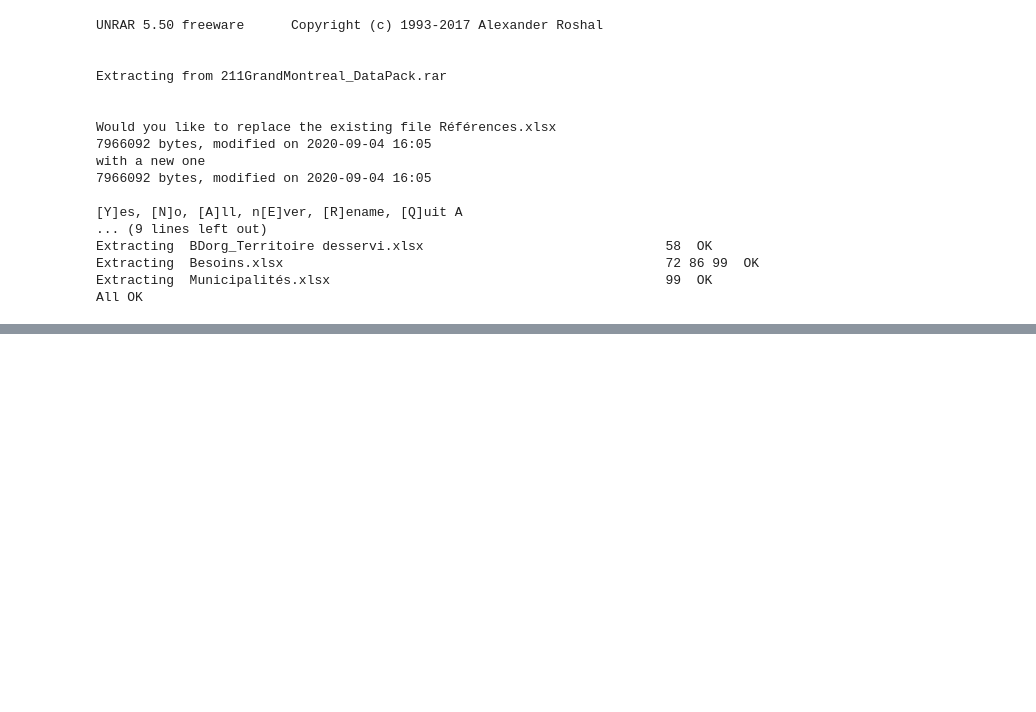
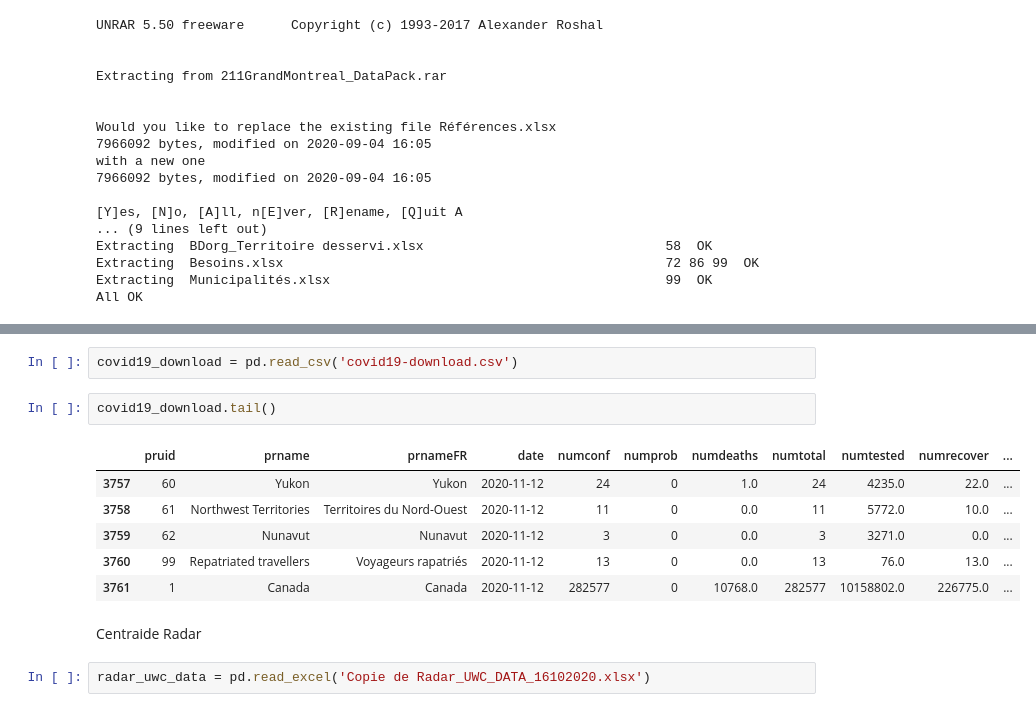
Before and after one commit to mozhgans/AI4GOOD_Hackathon_Walkthrough, a Jupyter notebook: AI4Good.ipynb, the cells around one changed output, grey strips where cells are left out. Saved outputs shown, nothing was run; the diff lists cells and outputs as text; blank space fills up the shorter version.

```diff
--- a/AI4Good.ipynb
+++ b/AI4Good.ipynb
@@ -36,0 +227,15 @@ All OK
+# %%
+covid19_download = pd.read_csv('covid19-download.csv')
+# %%
+covid19_download.tail()
+# %% [output]
+|  | pruid | prname | prnameFR | date | numconf | numprob | numdeaths | numtotal | numtested | numrecover | ... |
+| 3757 | 60 | Yukon | Yukon | 2020-11-12 | 24 | 0 | 1.0 | 24 | 4235.0 | 22.0 | ... |
+| 3758 | 61 | Northwest Territories | Territoires du Nord-Ouest | 2020-11-12 | 11 | 0 | 0.0 | 11 | 5772.0 | 10.0 | ... |
+| 3759 | 62 | Nunavut | Nunavut | 2020-11-12 | 3 | 0 | 0.0 | 3 | 3271.0 | 0.0 | ... |
+| 3760 | 99 | Repatriated travellers | Voyageurs rapatriés | 2020-11-12 | 13 | 0 | 0.0 | 13 | 76.0 | 13.0 | ... |
+| 3761 | 1 | Canada | Canada | 2020-11-12 | 282577 | 0 | 10768.0 | 282577 | 10158802.0 | 226775.0 | ... |
+# %% [markdown]
+Centraide Radar
+# %%
+radar_uwc_data = pd.read_excel('Copie de Radar_UWC_DATA_16102020.xlsx')
```
Also changed, not shown: parts of 43 cells of this notebook.
